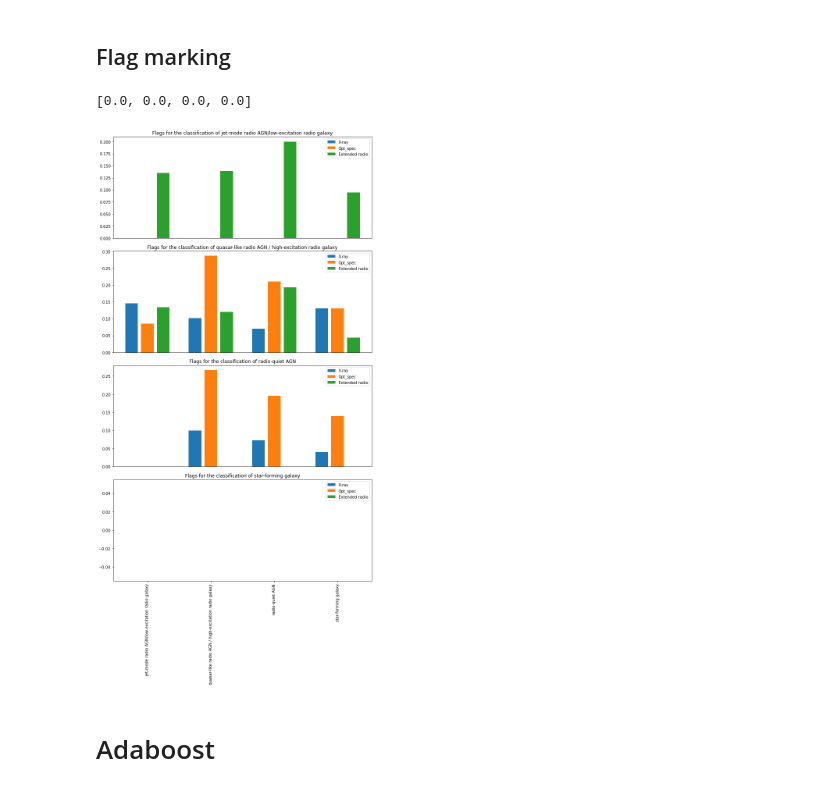
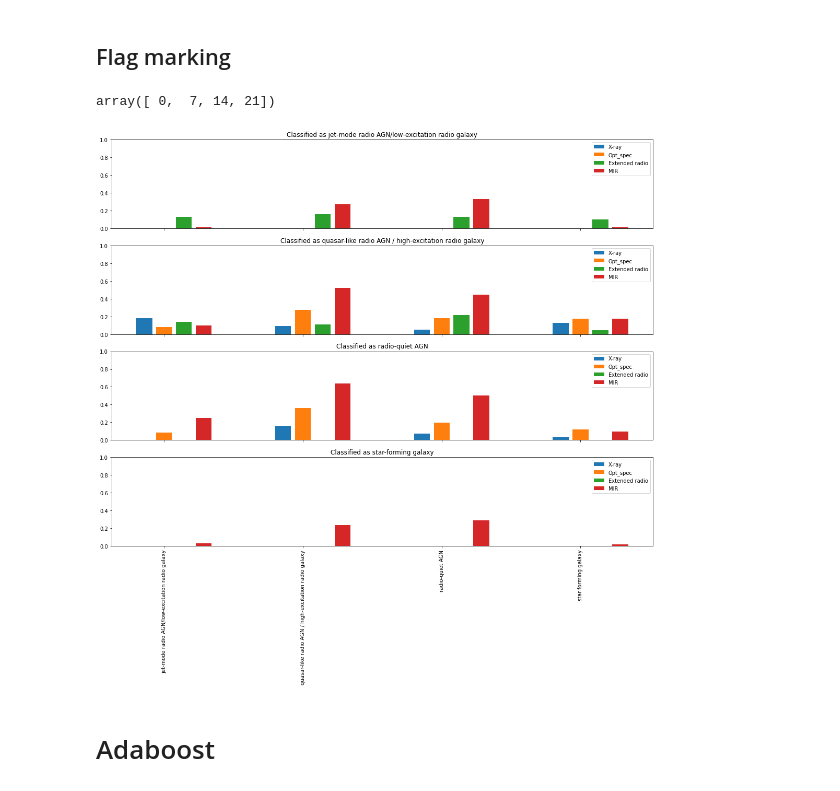
Before and after one commit to jespertjee/LOFAR_ML, a Jupyter notebook: Supervised/Fangyou/Preprocessed_data/Classification_Combined.ipynb, the cells around one changed output. Drawn from its saved outputs; the diff is of its cells as text; code cells hidden in the pictures.

Commit message:
Update to include MIR flags and also removed masses from features, performance stays the same

```diff
--- a/Supervised/Fangyou/Preprocessed_data/Classification_Combined.ipynb
+++ b/Supervised/Fangyou/Preprocessed_data/Classification_Combined.ipynb
@@ -175,7 +189,9 @@ lightbm = lgb.LGBMClassifier(num_class=4,
                              n_estimators=10000,
                              class_weight="balanced",
                             early_stopping_round=50,
-                            verbose=-1,
-                            max_depth=8,
-                            num_leaves=70,
-                            min_data_in_leaf=0)
+                             eta=0.3,
+                            #verbose=-1,
+                            max_depth=9,
+                            num_leaves=400
+                            #min_data_in_leaf=0
+                            )
@@ -233,22 +275,19 @@ plt.plot()
 # XGBoost
 # %%
 model = XGBClassifier(use_label_encoder=False,
-                      max_depth=8,
-                      reg_alpha=0,
-                      min_child_weight=0,
-                      reg_lambda=1,
-                      eta=0.1,
-                      subsample=1, # 1 normally
-                      colsample_bytree=1, # 1 normally
+                      max_depth=9,
+                      reg_alpha=0.5,
+                      min_child_weight=3,
+                      reg_lambda=3,
+                      eta=0.1, # Remember to reduce to 0.1 or 0.05 for better results
                       tree_method='hist', # exact is more precies, but this is much faster
-                      eval_metric=['merror'],
                       objective='multi:softprob',
                       n_estimators=8000,
                       )
 # %%
 bst = model.fit(X_train, y_train,
-                eval_set=[(X_test, y_test), (X_train, y_train)],
-                early_stopping_rounds=200,
+                eval_set=[(X_train, y_train), (X_test, y_test)],
+                early_stopping_rounds=50,
                 verbose=True,
                 sample_weight=classes_weights
                ) # Maybe remove weight
@@ -352,6 +399,7 @@ y_pred = pd.DataFrame(y_pred, index=X_test.index, columns=['Prediction'])
 Xray_all = []
 opt_spec_all = []
 ext_radio_all = []
+IR_all = []
 for j in range(4):
     for i in range(4):
         # Finding pandas dataframes for the squares in the confusion matrix
@@ -362,36 +410,36 @@ for j in range(4):
         Xray_freq = sum(flags['Xray'])/len(flags['Xray'])
         opt_spec_freq = sum(flags['Opt_spec'])/len(flags['Opt_spec'])
         ext_radio_freq = sum(flags['Extended_radio'])/len(flags['Extended_radio'])
+        IR_freq = sum(flags['IRAGN'])/len(flags['IRAGN'])
 
         Xray_all.append(Xray_freq)
         opt_spec_all.append(opt_spec_freq)
         ext_radio_all.append(ext_radio_freq)
+        IR_all.append(IR_freq)
-# %%
-ext_radio_all[12:16]
-# %% [output]
-[0.0, 0.0, 0.0, 0.0]
+# %%
+np.arange(0,26,7)
+# %% [output]
+array([ 0,  7, 14, 21])
 # %%
-x = np.arange(0,16,4)
-fig, axes = plt.subplots(4, 1, figsize=(10,20))
+x = np.arange(0,26,7)
+fig, axes = plt.subplots(4, 1, figsize=(15,15), sharex='all')
 for i, ax in enumerate(axes):
     i0 = i*4
     i1 = (i+1)*4
 
     ax.bar(x, Xray_all[i0:i1], label='X-ray')
     # For setting the tick labels
-    if i==3:
-        ax.bar(x+1, opt_spec_all[i0:i1], label='Opt_spec', tick_label=labels)
-    else:
-        ax.bar(x+1, opt_spec_all[i0:i1], label='Opt_spec')
-        ax.get_xaxis().set_visible(False)
+    ax.bar(x+1, opt_spec_all[i0:i1], label='Opt_spec', tick_label=labels)
     ax.bar(x+2, ext_radio_all[i0:i1], label='Extended radio')
+    ax.bar(x+3, IR_all[i0:i1], label='MIR')
     ax.tick_params(axis='x', labelrotation = 90)
-    ax.set_title(f'Flags for the classification of {labels[i]}')
+    ax.set_title(f'Classified as {labels[i]}')
+    ax.set_ylim(0,1)
     ax.legend()
 plt.tight_layout()
 fig.savefig('Flags.png')
 # %% [output]
-[figure, old version]
+[figure, new version]
 # %% [markdown]
 # Adaboost
 # %%
```
Also changed, not shown: parts of 33 cells of this notebook, 21 other files.
